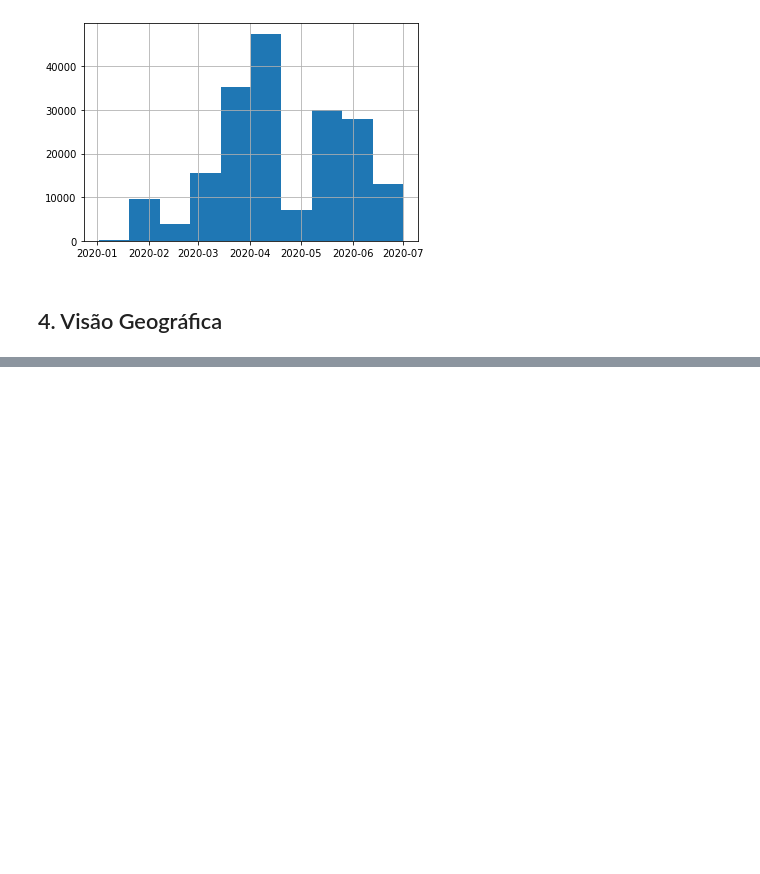
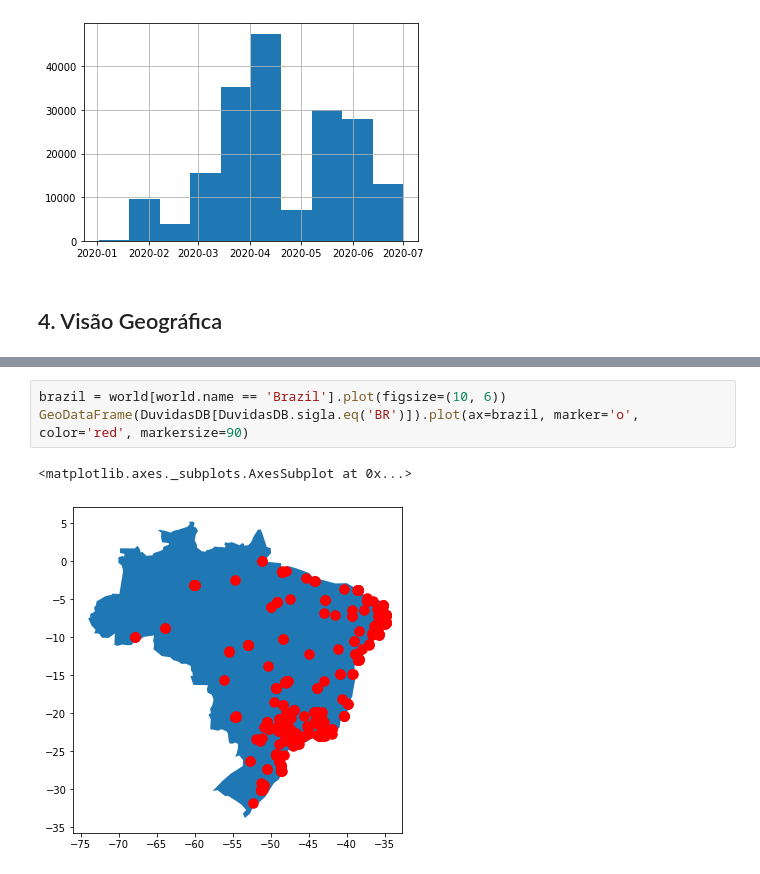
Before and after one commit to bmnds/uea-data-science-02-python-programming, a Jupyter notebook: trabalho_final.ipynb, the cells around one changed output, grey strips where cells are left out. Cells and saved outputs as stored; diff of their text form; blank space fills up the shorter version.

```diff
--- a/trabalho_final.ipynb
+++ b/trabalho_final.ipynb
@@ -471,0 +456,6 @@ DuvidasDB
+# %%
+brazil = world[world.name == 'Brazil'].plot(figsize=(10, 6))
+GeoDataFrame(DuvidasDB[DuvidasDB.sigla.eq('BR')]).plot(ax=brazil, marker='o', color='red', markersize=90)
+# %% [output]
+<matplotlib.axes._subplots.AxesSubplot at 0x...>
+[figure, added]
```
Also changed, not shown: parts of 1 cell of this notebook.
